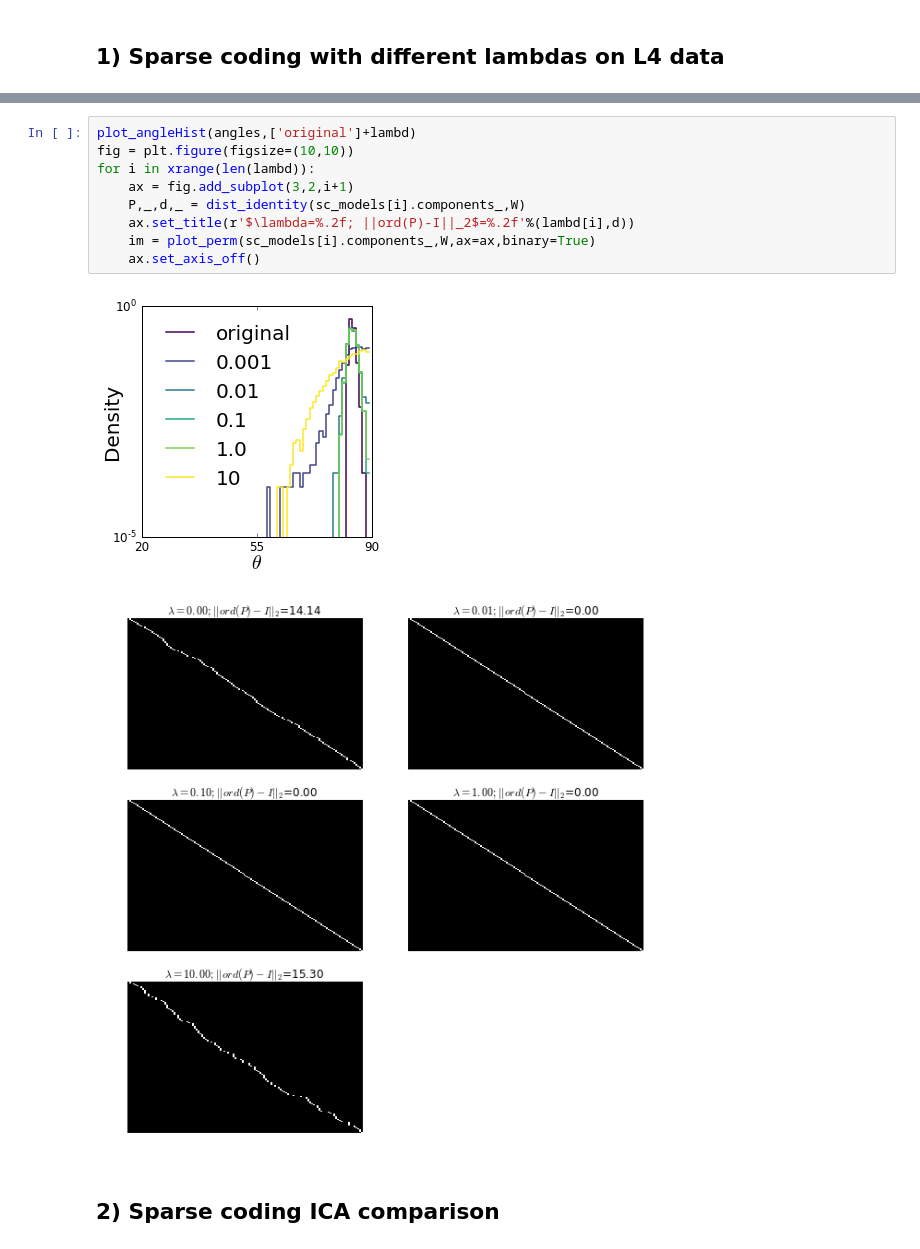
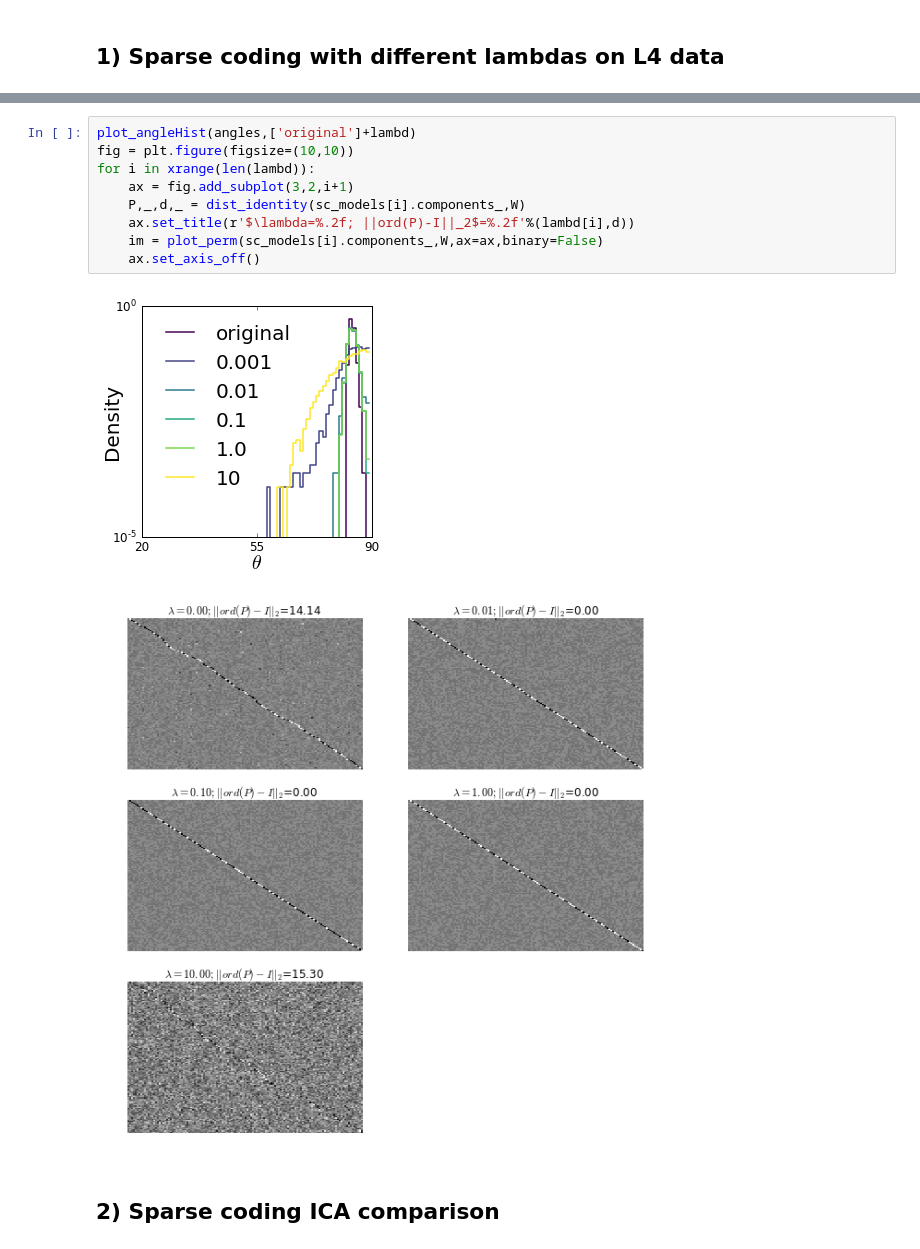
Before and after one commit to JesseLivezey/oc_ica, a Jupyter notebook: ica_sparse_coding_comparison.ipynb, the cells around one changed output, grey strips where cells are left out. Saved outputs shown, nothing was run; the diff lists cells and outputs as text.

```diff
--- a/ica_sparse_coding_comparison.ipynb
+++ b/ica_sparse_coding_comparison.ipynb
@@ -325,15 +243,15 @@ Final loss value: 31.9993343353
 # %%
 plot_angleHist(angles,['original']+lambd)
 fig = plt.figure(figsize=(10,10))
 for i in xrange(len(lambd)):
     ax = fig.add_subplot(3,2,i+1)
     P,_,d,_ = dist_identity(sc_models[i].components_,W)
     ax.set_title(r'$\lambda=%.2f; ||ord(P)-I||_2$=%.2f'%(lambd[i],d))
-    im = plot_perm(sc_models[i].components_,W,ax=ax,binary=True)
+    im = plot_perm(sc_models[i].components_,W,ax=ax,binary=False)
     ax.set_axis_off()
 # %% [output]
 [figure]
-[figure, old version]
+[figure, new version]
 # %% [markdown]
 ## 2) Sparse coding ICA comparison
 # %%
```
Also changed, not shown: parts of 4 cells of this notebook.
